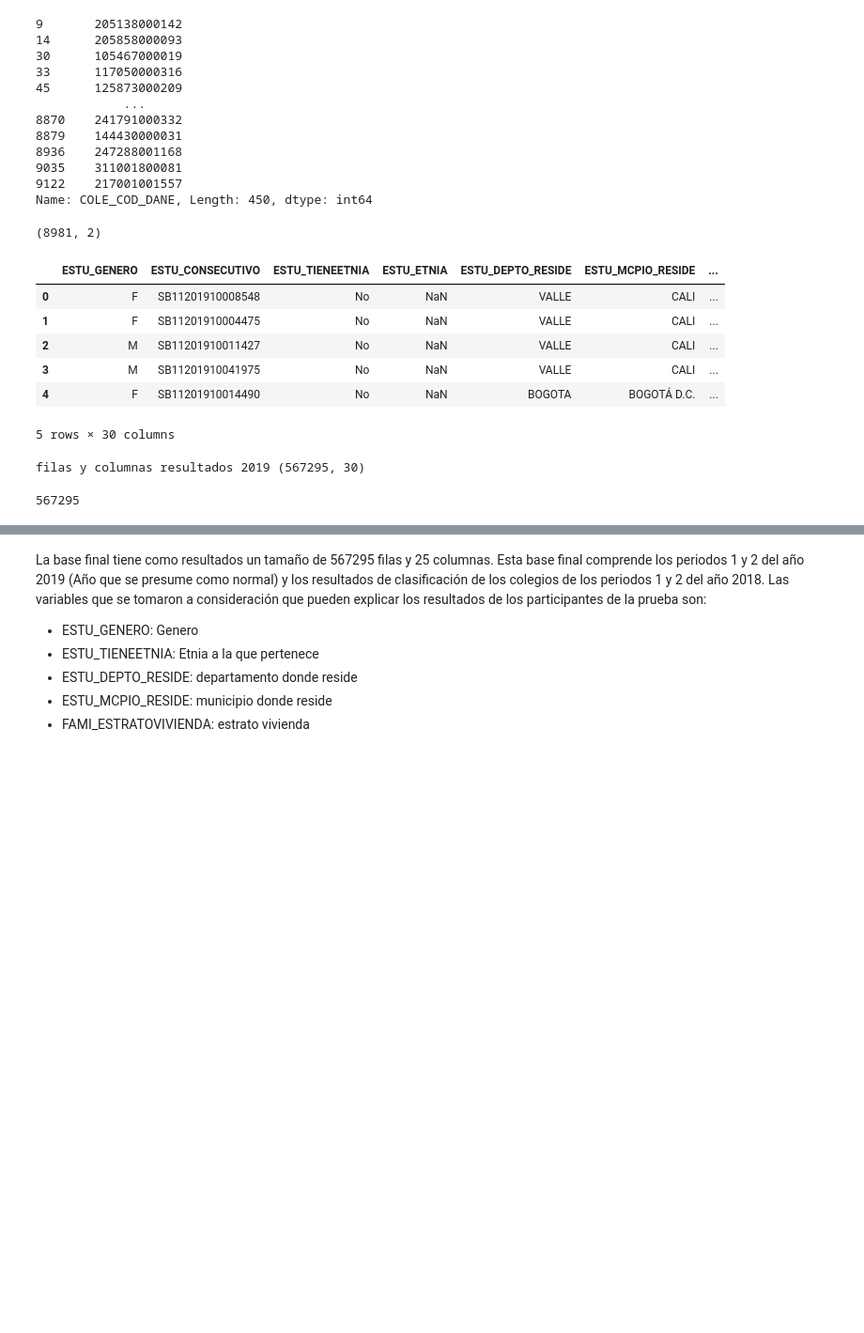
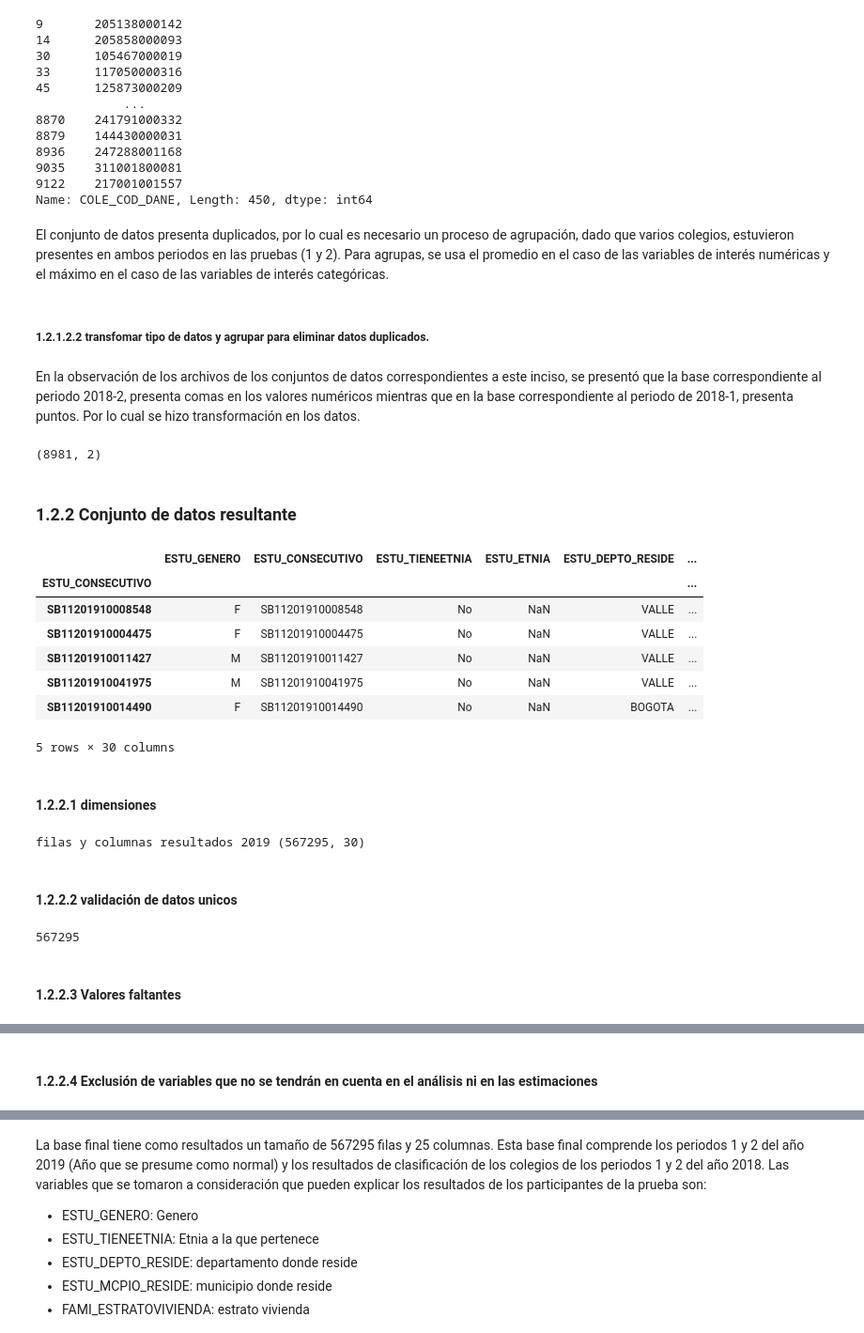
Before and after one commit to capenaranda05/MIIA_estudiante_29, a Jupyter notebook: Laboratorios/Lab_2_29.ipynb, the cells around one changed output, grey strips where cells are left out. Shown at 94% size. Saved outputs shown, nothing was run; the diff lists cells and outputs as text; code cells hidden in the pictures; blank space fills up the shorter version.

```diff
--- a/Laboratorios/Lab_2_29.ipynb
+++ b/Laboratorios/Lab_2_29.ipynb
@@ -126,9 +177,10 @@ Length: 82, dtype: object
 # %%
-#Clasificacion planteles 2018-1
+#Clasificacion planteles 2018
+clasif_planteles_20181 = pd.read_csv('SB11-CLASIFI-PLANTELES-20181.txt', sep="[\t|]", engine='python')
 for i in clasif_planteles_20181:
     if i[:3] == 'Unn':
         clasif_planteles_20181.drop(i, axis=1, inplace= True)
-clasif_planteles_20181.head()
+clasif_planteles_20181 .head()
 # %% [output]
 |  | PERIODO | COLE_COD_DANE | COLE_INST_NOMBRE | COLE_CODMPIO_COLEGIO | COLE_MPIO_MUNICIPIO | COLE_COD_DEPTO | ... |
 | 0 | 20181 | 308001074789 | AMERICAN SCHOOL | 8573 | PUERTO COLOMBIA | 8 | ... |
@@ -252,6 +324,12 @@ df_colegios_2018[df_colegios_2018.COLE_COD_DANE.duplicated()].COLE_COD_DANE.iloc
 9035    311001800081
 9122    217001001557
 Name: COLE_COD_DANE, Length: 450, dtype: int64
+# %% [markdown]
+El conjunto de datos presenta duplicados, por lo cual es necesario un proceso de agrupación, dado que varios colegios, estuvieron presentes en ambos periodos en las pruebas (1 y 2). Para agrupas, se usa el promedio en el caso de las variables de interés numéricas y el máximo en el caso de las variables de interés categóricas.
+# %% [markdown]
+##### 1.2.1.2.2 transfomar tipo de datos y agrupar para eliminar datos duplicados.
+# %% [markdown]
+En la observación de los archivos de los conjuntos de datos correspondientes a este inciso, se presentó que la base correspondiente al periodo 2018-2, presenta comas en los valores numéricos mientras que en la base correspondiente al periodo de 2018-1, presenta puntos. Por lo cual se hizo transformación en los datos.
 # %%
 #transfomar tipo de datos y agrupar para eliminar datos duplicados
 def cambiar_comas (x, var1):
@@ -268,32 +346,42 @@ df_agg_colegios = pd.merge(df_avg,dg_max, left_index=True,right_index=True, how=
 df_agg_colegios.shape
 # %% [output]
 (8981, 2)
+# %% [markdown]
+### 1.2.2 Conjunto de datos resultante
 # %%
 #tabla final de los resultados
 resultatos_saber11_2019 = pd.merge(df_resultados_2019, df_agg_colegios,  on = "COLE_COD_DANE", how='left')
 resultatos_saber11_2019["colegio_categoria"] =resultatos_saber11_2019.iloc[:,[-1]]
 resultatos_saber11_2019["indice_total_colegio"] =resultatos_saber11_2019.iloc[:,[-3]]
 resultatos_saber11_2019.drop(resultatos_saber11_2019.iloc[:,[-3]], axis=1, inplace= True)
 resultatos_saber11_2019.drop(resultatos_saber11_2019.iloc[:,[-3]], axis=1, inplace= True)
+resultatos_saber11_2019.index = resultatos_saber11_2019["ESTU_CONSECUTIVO"]
 resultatos_saber11_2019.head()
 # %% [output]
-|  | ESTU_GENERO | ESTU_CONSECUTIVO | ESTU_TIENEETNIA | ESTU_ETNIA | ESTU_DEPTO_RESIDE | ESTU_MCPIO_RESIDE | ... |
-| 0 | F | SB11201910008548 | No | NaN | VALLE | CALI | ... |
-| 1 | F | SB11201910004475 | No | NaN | VALLE | CALI | ... |
-| 2 | M | SB11201910011427 | No | NaN | VALLE | CALI | ... |
-| 3 | M | SB11201910041975 | No | NaN | VALLE | CALI | ... |
-| 4 | F | SB11201910014490 | No | NaN | BOGOTA | BOGOTÁ D.C. | ... |
+|  | ESTU_GENERO | ESTU_CONSECUTIVO | ESTU_TIENEETNIA | ESTU_ETNIA | ESTU_DEPTO_RESIDE | ... |
+| ESTU_CONSECUTIVO |  |  |  |  |  | ... |
+| SB11201910008548 | F | SB11201910008548 | No | NaN | VALLE | ... |
+| SB11201910004475 | F | SB11201910004475 | No | NaN | VALLE | ... |
+| SB11201910011427 | M | SB11201910011427 | No | NaN | VALLE | ... |
+| SB11201910041975 | M | SB11201910041975 | No | NaN | VALLE | ... |
+| SB11201910014490 | F | SB11201910014490 | No | NaN | BOGOTA | ... |
 5 rows × 30 columns
+# %% [markdown]
+#### 1.2.2.1 dimensiones
 # %%
 #dimensiones
 print("filas y columnas resultados 2019", resultatos_saber11_2019.shape)
 # %% [output]
 filas y columnas resultados 2019 (567295, 30)
+# %% [markdown]
+#### 1.2.2.2 validación de datos unicos
 # %%
 #validación de datos unicos
 len(resultatos_saber11_2019["ESTU_CONSECUTIVO"].unique())
 # %% [output]
 567295
+# %% [markdown]
+#### 1.2.2.3 Valores faltantes
 # %%
 #nulls
 resultatos_saber11_2019.isnull().sum()
@@ -315,6 +403,8 @@ COLE_COD_DANE                         0
 colegio_categoria                 72759
 indice_total_colegio              72759
 dtype: int64
+# %% [markdown]
+#### 1.2.2.4 Exclusión de variables que no se tendrán en cuenta en el análisis ni en las estimaciones
 # %%
 #eliminar variables con un gran volumen de valores null y no se usaran en el analisis,
 #como el id del estudiante o el id del colegio
```
Also changed, not shown: parts of 134 cells of this notebook.
